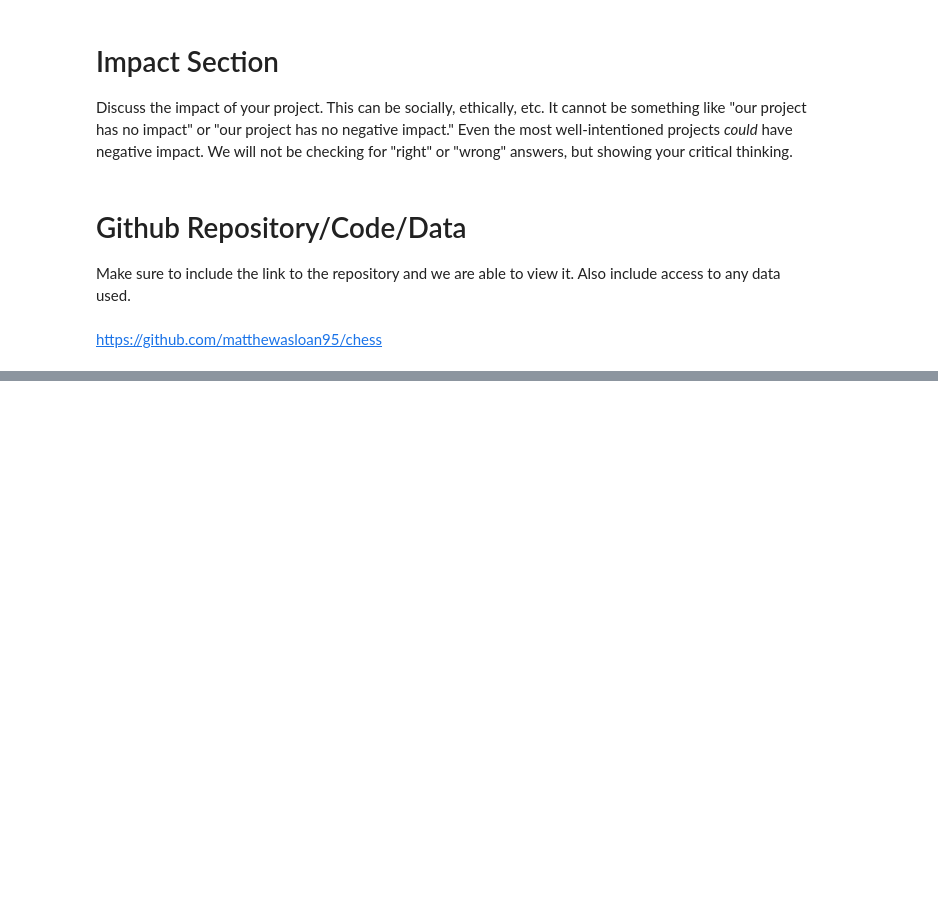
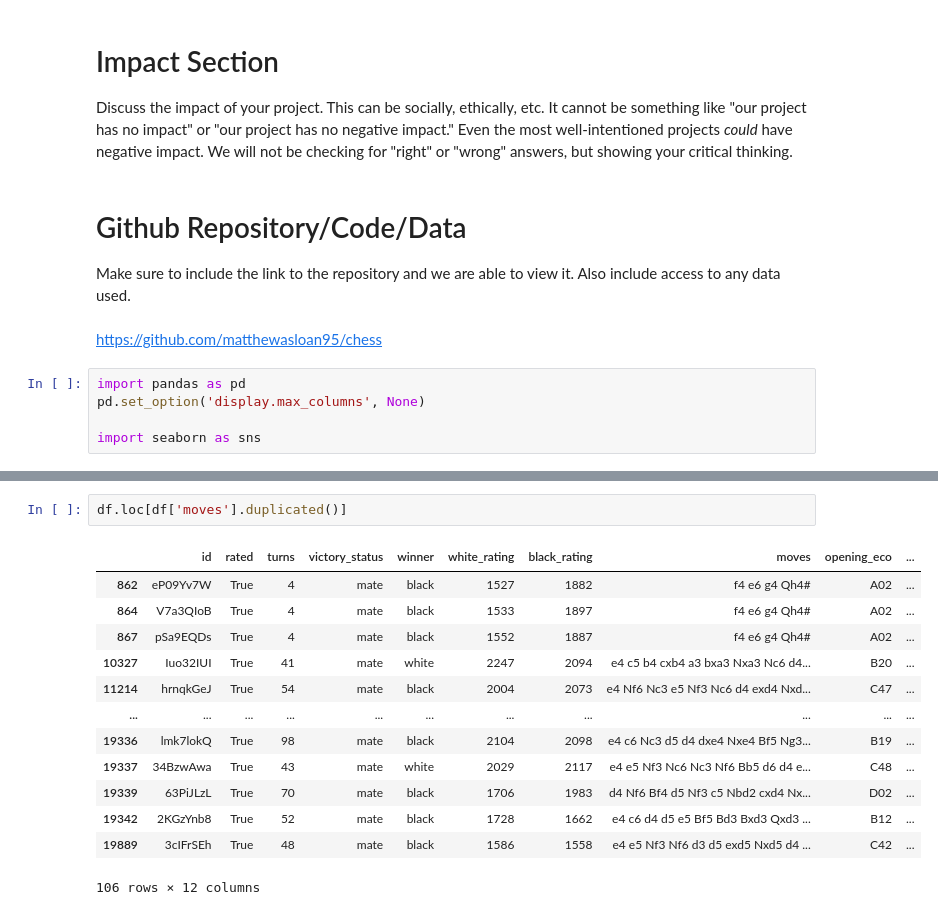
Before and after one commit to matthewasloan95/chess, a Jupyter notebook: final-project.ipynb, the cells around one changed output, grey strips where cells are left out. Cells and saved outputs as stored; diff of their text form; blank space fills up the shorter version.

```diff
--- a/final-project.ipynb
+++ b/final-project.ipynb
@@ -29,3 +30,8 @@ Discuss the impact of your project. This can be socially, ethically, etc. It can
 Make sure to include the link to the repository and we are able to view it. Also include access to any data used.
 # %% [markdown]
 https://github.com/matthewasloan95/chess
+# %%
+import pandas as pd
+pd.set_option('display.max_columns', None)
+
+import seaborn as sns
@@ -31,0 +87,16 @@ https://github.com/matthewasloan95/chess
+# %%
+df.loc[df['moves'].duplicated()]
+# %% [output]
+|  | id | rated | turns | victory_status | winner | white_rating | black_rating | moves | opening_eco | ... |
+| 862 | eP09Yv7W | True | 4 | mate | black | 1527 | 1882 | f4 e6 g4 Qh4# | A02 | ... |
+| 864 | V7a3QIoB | True | 4 | mate | black | 1533 | 1897 | f4 e6 g4 Qh4# | A02 | ... |
+| 867 | pSa9EQDs | True | 4 | mate | black | 1552 | 1887 | f4 e6 g4 Qh4# | A02 | ... |
+| 10327 | Iuo32IUI | True | 41 | mate | white | 2247 | 2094 | e4 c5 b4 cxb4 a3 bxa3 Nxa3 Nc6 d4... | B20 | ... |
+| 11214 | hrnqkGeJ | True | 54 | mate | black | 2004 | 2073 | e4 Nf6 Nc3 e5 Nf3 Nc6 d4 exd4 Nxd... | C47 | ... |
+| ... | ... | ... | ... | ... | ... | ... | ... | ... | ... | ... |
+| 19336 | lmk7lokQ | True | 98 | mate | black | 2104 | 2098 | e4 c6 Nc3 d5 d4 dxe4 Nxe4 Bf5 Ng3... | B19 | ... |
+| 19337 | 34BzwAwa | True | 43 | mate | white | 2029 | 2117 | e4 e5 Nf3 Nc6 Nc3 Nf6 Bb5 d6 d4 e... | C48 | ... |
+| 19339 | 63PiJLzL | True | 70 | mate | black | 1706 | 1983 | d4 Nf6 Bf4 d5 Nf3 c5 Nbd2 cxd4 Nx... | D02 | ... |
+| 19342 | 2KGzYnb8 | True | 52 | mate | black | 1728 | 1662 | e4 c6 d4 d5 e5 Bf5 Bd3 Bxd3 Qxd3 ... | B12 | ... |
+| 19889 | 3cIFrSEh | True | 48 | mate | black | 1586 | 1558 | e4 e5 Nf3 Nf6 d3 d5 exd5 Nxd5 d4 ... | C42 | ... |
+106 rows × 12 columns
```
Also changed, not shown: parts of 8 cells of this notebook.
